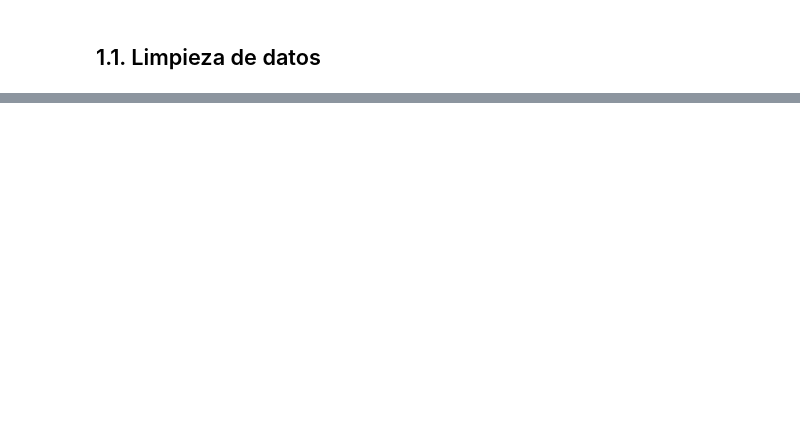
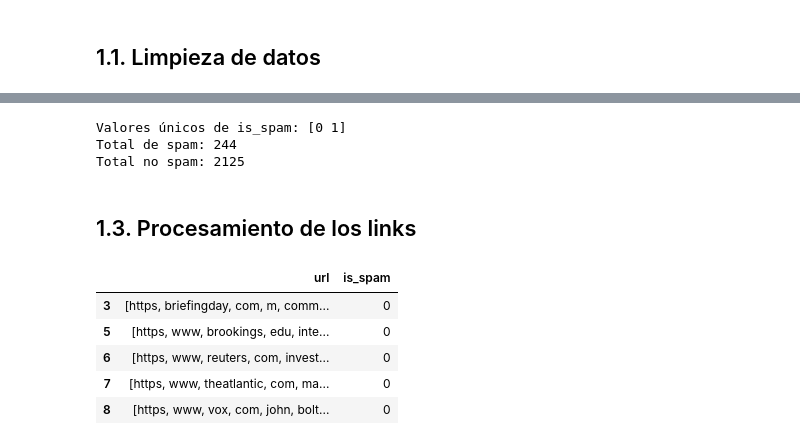
Before and after one commit to jjimvar/intro-ml, a Jupyter notebook: src/12-nlp.ipynb, the cells around one changed output, grey strips where cells are left out. Drawn from its saved outputs; the diff is of its cells as text; code cells hidden in the pictures; blank space fills up the shorter version.

```diff
--- a/src/12-nlp.ipynb
+++ b/src/12-nlp.ipynb
@@ -78,0 +106,4 @@ Hay 630 filas duplicadas
+# %%
+#Eliminamos filas duplicadas
+df.drop_duplicates(subset="url", keep="last", inplace=True)
+print('Columnas duplicadas eliminadas correctamente')
@@ -78,0 +123,43 @@ Hay 630 filas duplicadas
+# %%
+print(f'Valores únicos de is_spam: {df["is_spam"].unique()}')
+print(f"Total de spam: {len(df.loc[df.is_spam == 1])}")
+print(f"Total no spam: {len(df.loc[df.is_spam == 0])}")
+# %% [output]
+Valores únicos de is_spam: [0 1]
+Total de spam: 244
+Total no spam: 2125
+# %% [markdown]
+## 1.3. Procesamiento de los links
+# %%
+def procesamiento_links(http):
+    """Limpia URLs extrayendo solo palabras significativas"""
+
+    # Reemplaza caracteres no alfanuméricos por espacios
+    # Ejemplo: "spam-2024.com" -> "spam   com"
+    texto = re.sub(r'[^a-z ]', " ", http)
+
+    # Elimina palabras de una sola letra (artículos, preposiciones)
+    # Ejemplo: " a " -> " "
+    texto = re.sub(r'\s+[a-zA-Z]\s+', " ", texto)
+    texto = re.sub(r'\^[a-zA-Z]\s+', " ", texto)
+
+    # Convierte a minúsculas y limpia espacios múltiples
+    # Ejemplo: "SPAM  Google" -> "spam google"
+    texto = re.sub(r'\s+', " ", texto.lower())
+
+    # Elimina etiquetas HTML codificadas (&lt;...&gt;)
+    texto = re.sub("&lt;/?.*?&gt;", " &lt;&gt; ", texto)
+
+    # Convierte el string en lista de palabras
+    return texto.split()
+# %%
+data=df.copy()
+data["url"] = data["url"].apply(procesamiento_links)
+data.head()
+# %% [output]
+|  | url | is_spam |
+| 3 | [https, briefingday, com, m, comm... | 0 |
+| 5 | [https, www, brookings, edu, inte... | 0 |
+| 6 | [https, www, reuters, com, invest... | 0 |
+| 7 | [https, www, theatlantic, com, ma... | 0 |
+| 8 | [https, www, vox, com, john, bolt... | 0 |
```
Also changed, not shown: parts of 32 cells of this notebook, 5 other files.
